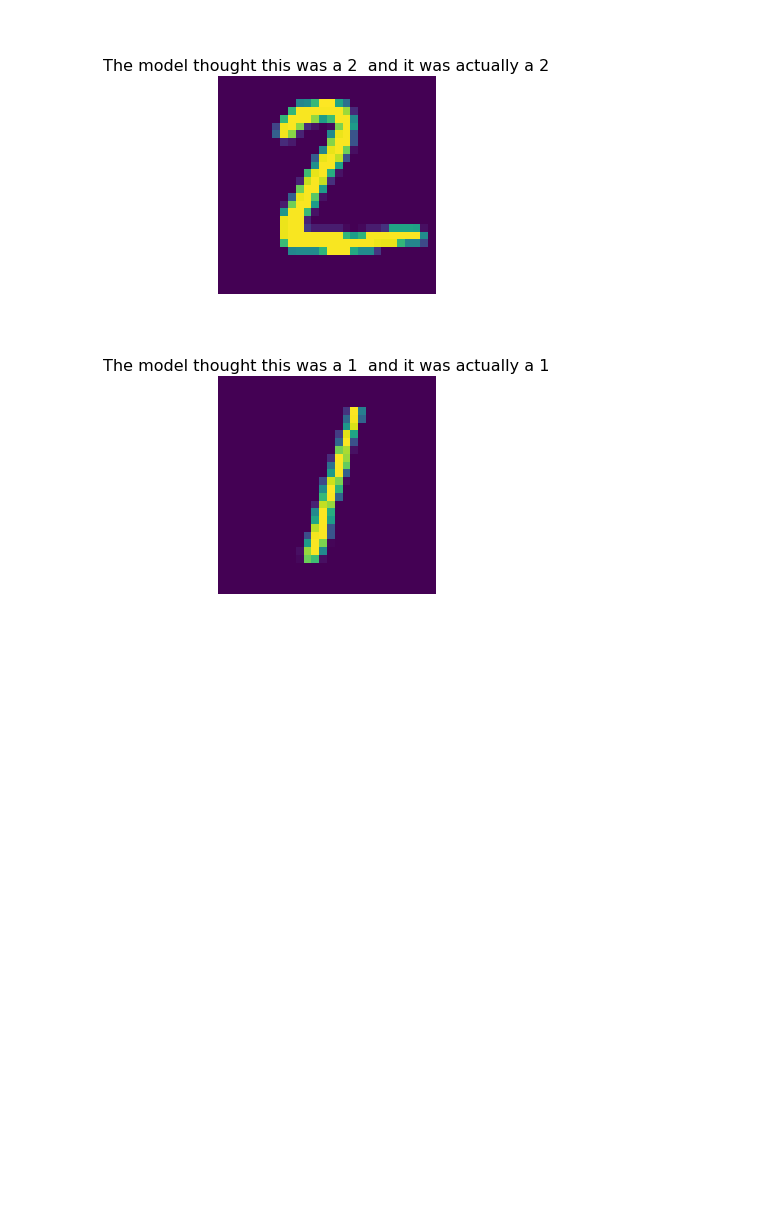
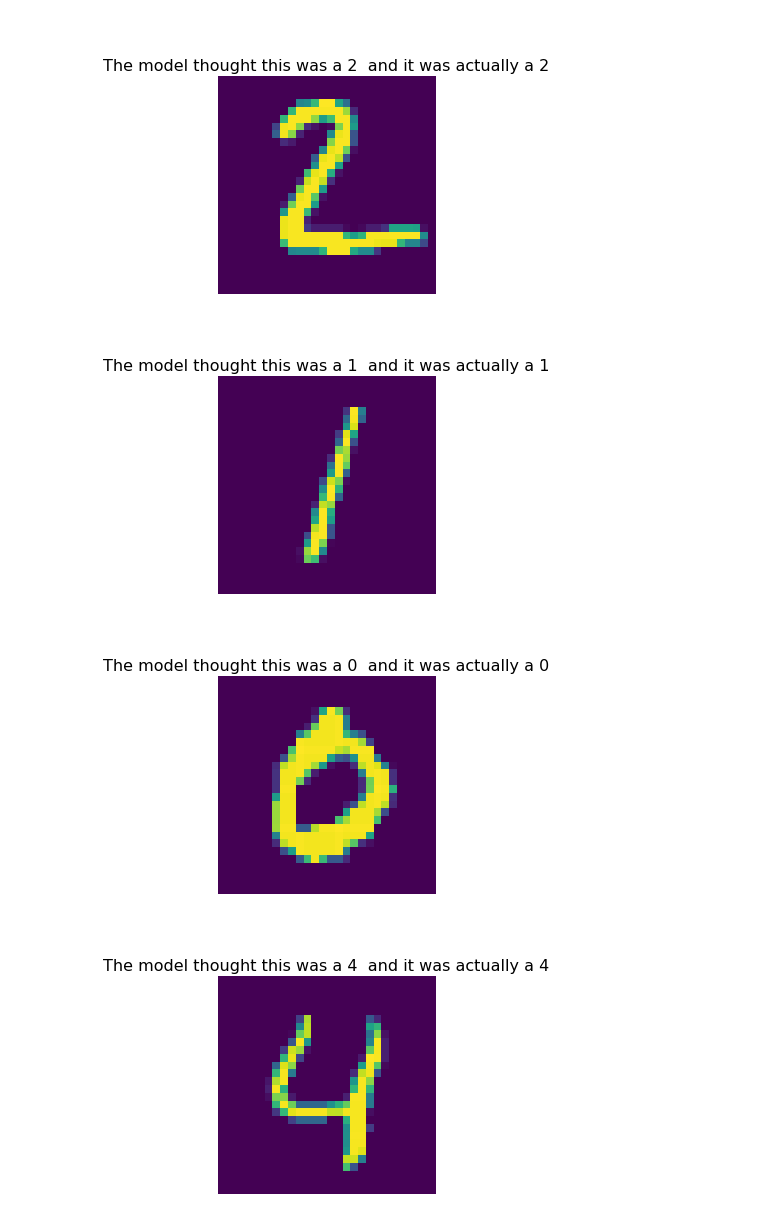
Before and after one commit to Michaell-Jeon/demo, a Jupyter notebook: mnist-Predict.ipynb, the cells around one changed output. Drawn from its saved outputs; the diff is of its cells as text; code cells hidden in the pictures; blank space fills up the shorter version.

Commit message:
mnist commit

```diff
--- a/mnist-Predict.ipynb
+++ b/mnist-Predict.ipynb
@@ -7,35 +7,37 @@ import tensorflow as tf
 import matplotlib.pyplot as plt
 import matplotlib.image as img
 
-no_test = 3
+no_test = 5
 
 def show(idx, title):
   plt.figure()
   plt.imshow(x_test[idx].reshape(28,28))
   plt.axis('off')
   plt.title('\n\n{}'.format(title), fontdict={'size': 16})
 
 
 # Loading data
 mnist = tf.keras.datasets.mnist
 (x_train, y_train), (x_test, y_test) = mnist.load_data()
 # Data preprocessing (here, normalization)
 x_train, x_test = x_train / 255.0, x_test / 255.0
 # Format the image data so as to be sent as JSON
 
 payload = json.dumps( { 'instances': x_test[:no_test].tolist() } )
 headers = {"content-type": "application/json"}
 # URL of the TensorFlow Serving container's API
-url = 'http://10.192.1.103:8501/v1/models/demo-mnist:predict'
+url = 'http://10.192.0.186:8501/v1/models/demo-mnist:predict'
 
 # Send the request
 response = requests.post(url, data=payload, headers=headers)
 predictions = json.loads(response.text)['predictions']
 
 for i in range(0,no_test):
   show(i, 'The model thought this was a {}  and it was actually a {}'.format(
     np.argmax(predictions[i]), y_test[i]))
 # %% [output]
 [figure]
 [figure]
 [figure]
+[figure, added]
+[figure, added]
```
Also changed, not shown: 1 other file.
